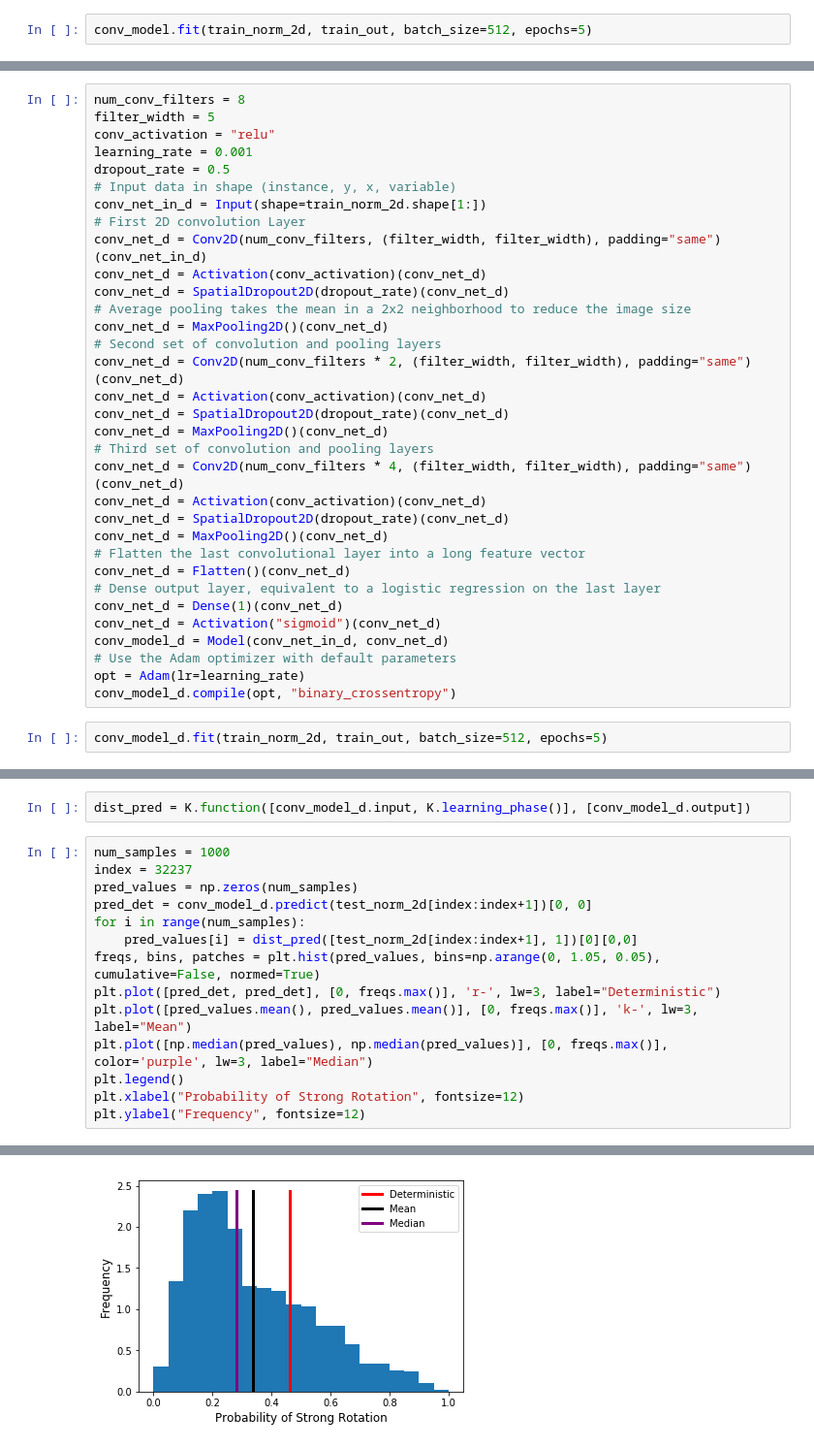
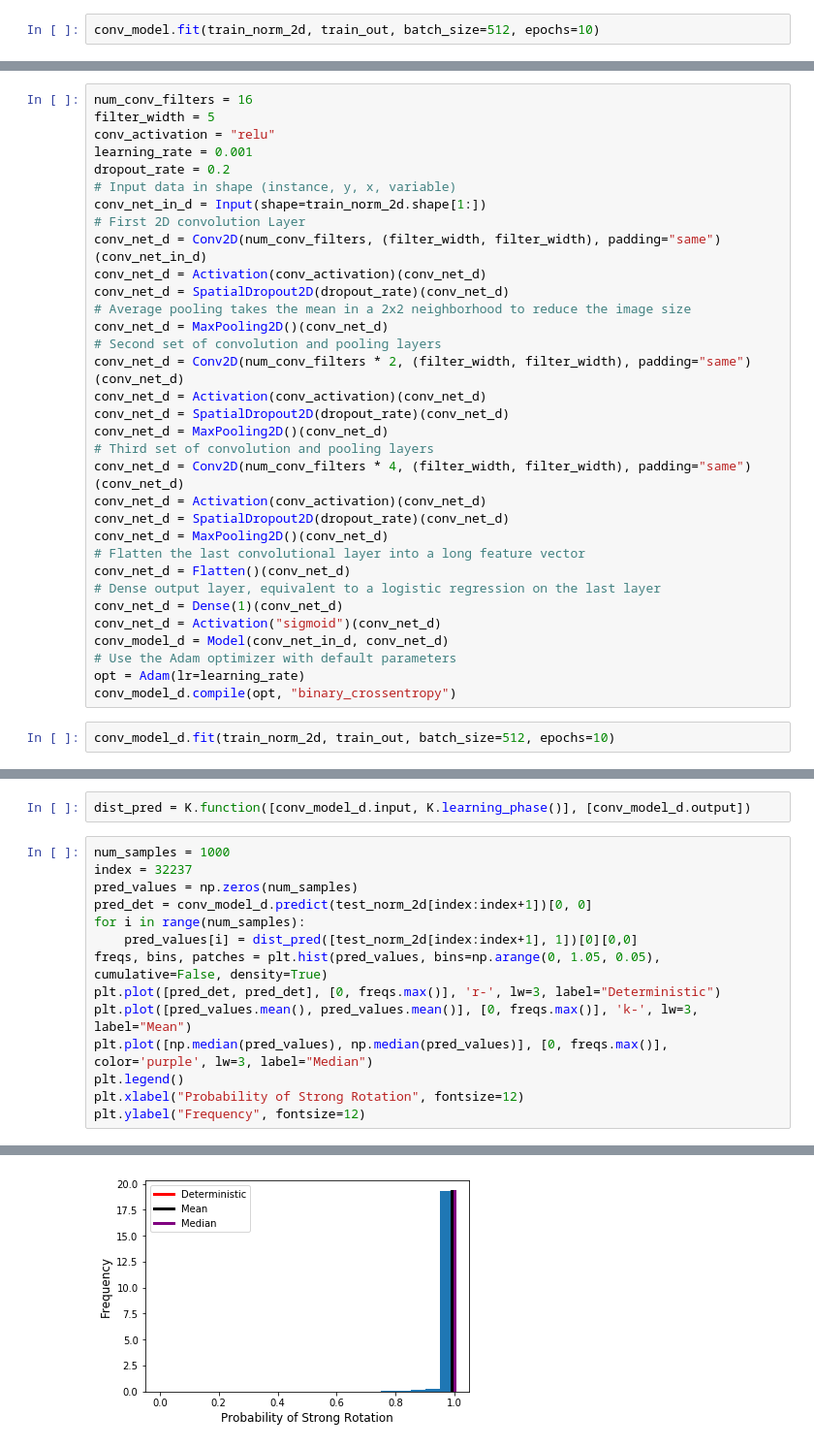
Before and after one commit to djgagne/ams-ml-python-course, a Jupyter notebook: module_3/ML_Short_Course_Module_3_Deep_Learning.ipynb, the cells around one changed output, grey strips where cells are left out. Shown at 97% size. Drawn from its saved outputs; the diff is of its cells as text.

```diff
--- a/module_3/ML_Short_Course_Module_3_Deep_Learning.ipynb
+++ b/module_3/ML_Short_Course_Module_3_Deep_Learning.ipynb
@@ -638,5 +641,5 @@ conv_model = load_model("conv_model.h5")
 # %% [markdown]
 We use the fit function to optimize the model.
 # %%
-conv_model.fit(train_norm_2d, train_out, batch_size=512, epochs=5)
+conv_model.fit(train_norm_2d, train_out, batch_size=512, epochs=10)
 # %% [output]
@@ -1001,11 +1018,11 @@ for a in range(3):
 # %% [markdown]
 We will now build a convolutional neural network with spatial dropout layers.
 # %%
-num_conv_filters = 8
+num_conv_filters = 16
 filter_width = 5
 conv_activation = "relu"
 learning_rate = 0.001
-dropout_rate = 0.5
+dropout_rate = 0.2
 # Input data in shape (instance, y, x, variable)
 conv_net_in_d = Input(shape=train_norm_2d.shape[1:])
 # First 2D convolution Layer
@@ -1034,5 +1051,5 @@ conv_model_d = Model(conv_net_in_d, conv_net_d)
 opt = Adam(lr=learning_rate)
 conv_model_d.compile(opt, "binary_crossentropy")
 # %%
-conv_model_d.fit(train_norm_2d, train_out, batch_size=512, epochs=5)
+conv_model_d.fit(train_norm_2d, train_out, batch_size=512, epochs=10)
 # %% [output]
@@ -1067,7 +1094,7 @@ pred_values = np.zeros(num_samples)
 pred_det = conv_model_d.predict(test_norm_2d[index:index+1])[0, 0]
 for i in range(num_samples):
     pred_values[i] = dist_pred([test_norm_2d[index:index+1], 1])[0][0,0]
-freqs, bins, patches = plt.hist(pred_values, bins=np.arange(0, 1.05, 0.05), cumulative=False, normed=True)
+freqs, bins, patches = plt.hist(pred_values, bins=np.arange(0, 1.05, 0.05), cumulative=False, density=True)
 plt.plot([pred_det, pred_det], [0, freqs.max()], 'r-', lw=3, label="Deterministic")
 plt.plot([pred_values.mean(), pred_values.mean()], [0, freqs.max()], 'k-', lw=3, label="Mean")
 plt.plot([np.median(pred_values), np.median(pred_values)], [0, freqs.max()], color='purple', lw=3, label="Median")
@@ -1079 +1106 @@ Text(0,0.5,'Frequency')
-[figure, old version]
+[figure, new version]
```
Also changed, not shown: parts of 17 cells of this notebook.
